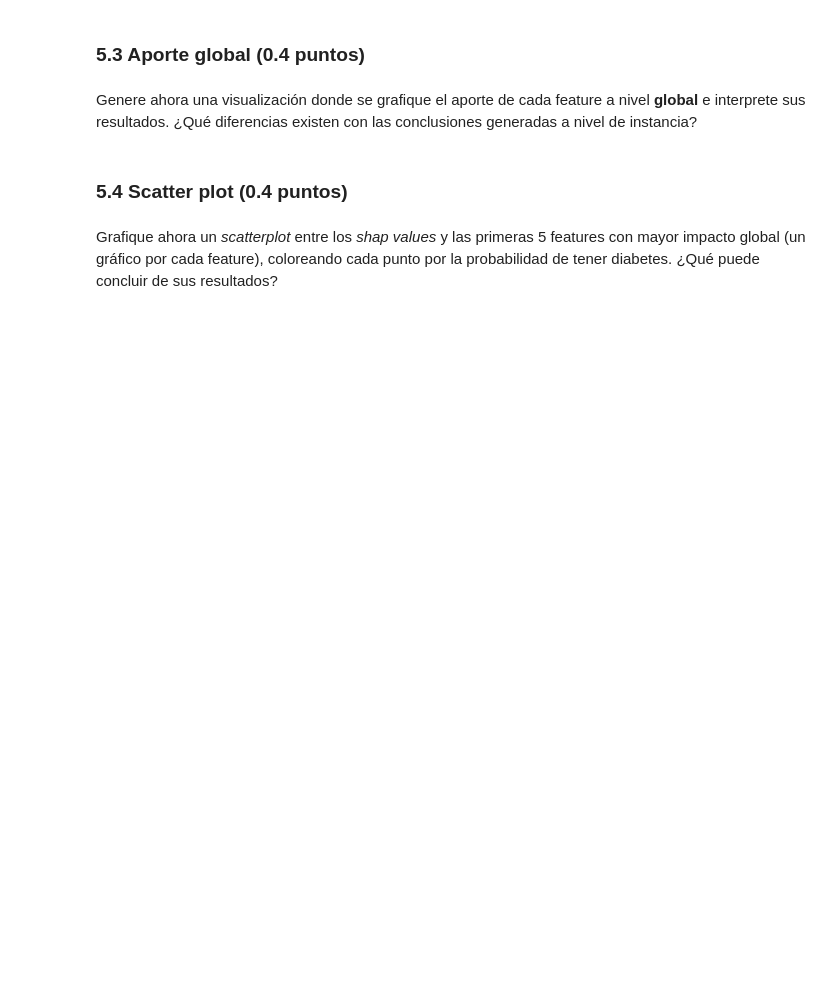
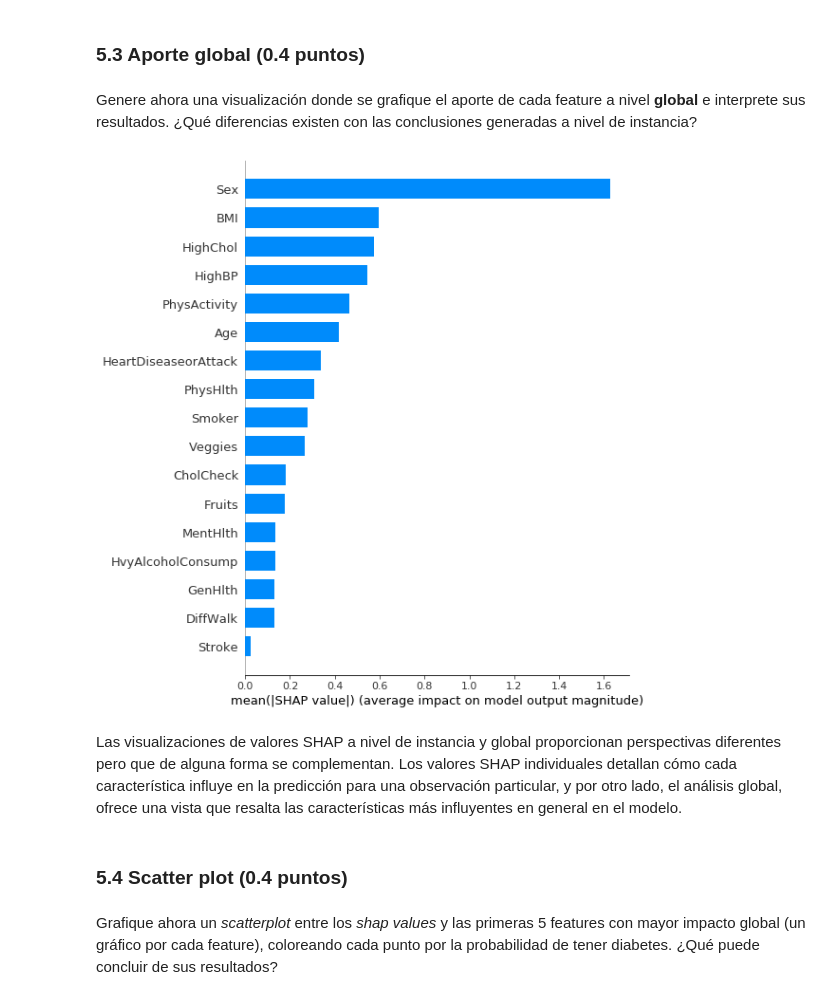
Before and after one commit to J07Aa/Repo, a Jupyter notebook: Lab_10/Laboratorio10_Enunciado.ipynb, the cells around one changed output. Drawn from its saved outputs; the diff is of its cells as text; code cells hidden in the pictures; blank space fills up the shorter version.

```diff
--- a/Lab_10/Laboratorio10_Enunciado.ipynb
+++ b/Lab_10/Laboratorio10_Enunciado.ipynb
@@ -323,6 +375,13 @@ Usando los *shap values* calculados, grafique el **aporte** de las diferentes va
 Genere ahora una visualización donde se grafique el aporte de cada feature a nivel **global** e interprete sus resultados. ¿Qué diferencias existen con las conclusiones generadas a nivel de instancia?
 # %%
 # Inserte código para generar gráficos de aporte global aquí
+
+
+shap.summary_plot(shap_values, X, plot_type='bar')
+# %% [output]
+[figure, added]
+# %% [markdown]
+Las visualizaciones de valores SHAP a nivel de instancia y global proporcionan perspectivas diferentes pero que de alguna forma se complementan. Los valores SHAP individuales detallan cómo cada característica influye en la predicción para una observación particular, y por otro lado, el análisis global, ofrece una vista que resalta las características más influyentes en general en el modelo.
 # %% [markdown]
 ### 5.4 Scatter plot (0.4 puntos)
 # %% [markdown]
```
Also changed, not shown: parts of 15 cells of this notebook, 2 other files.
